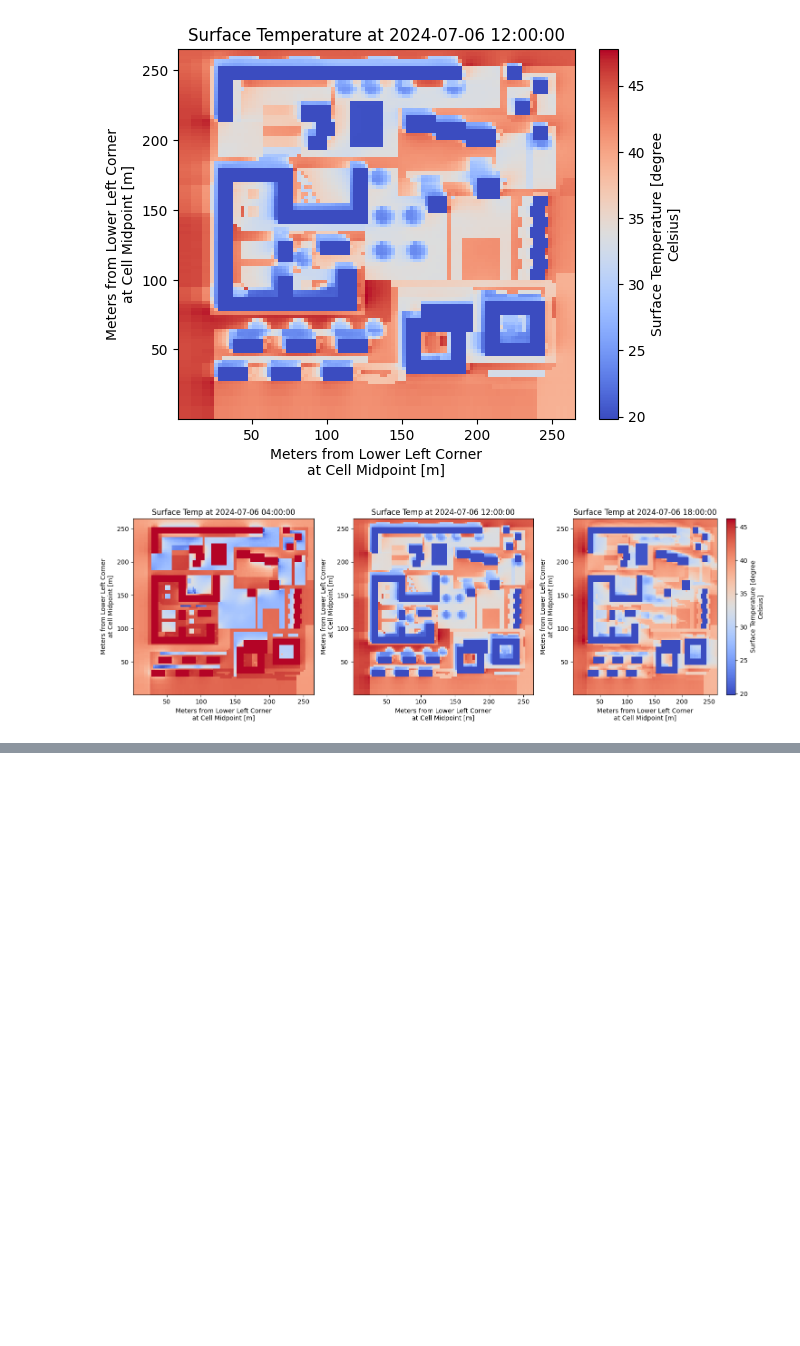
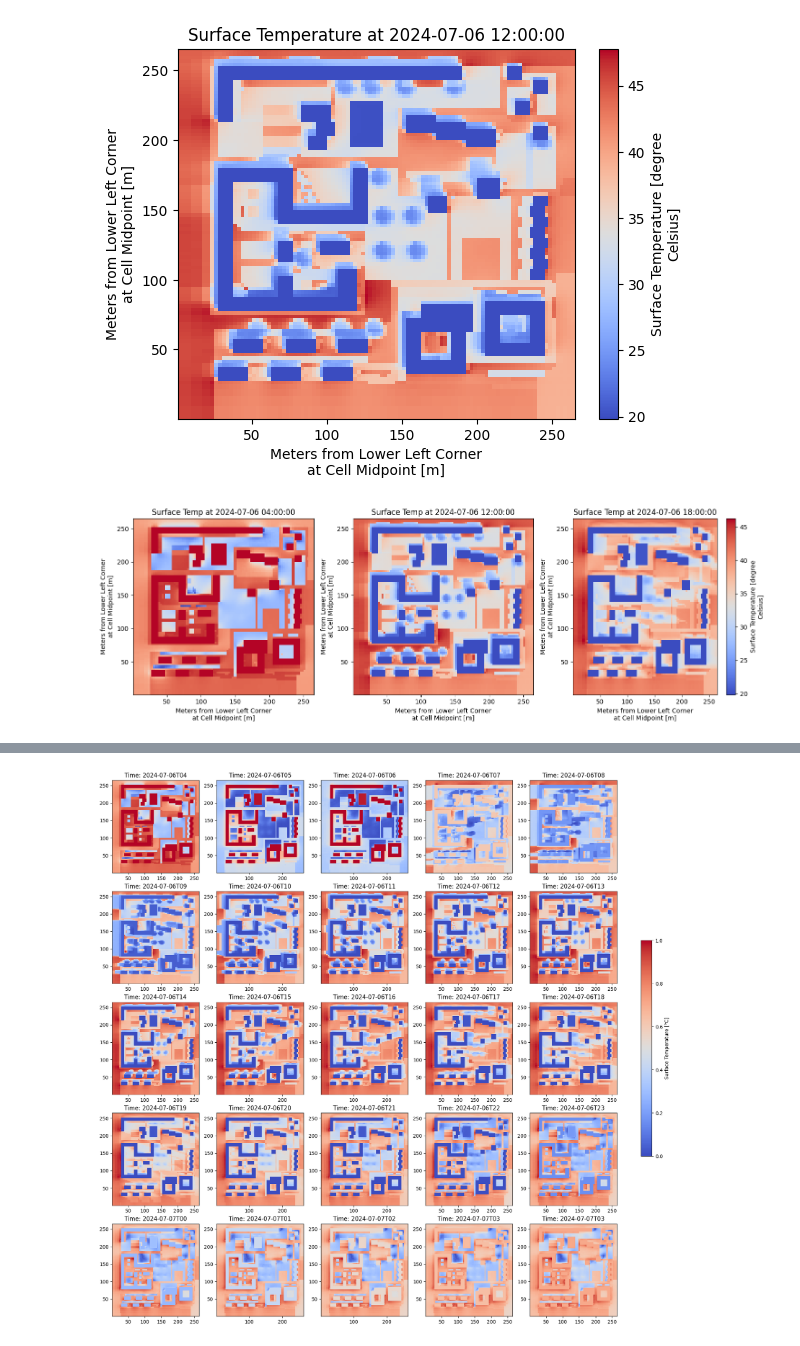
Before and after one commit to Ekaterina-Vititneva/microclimate-simulation, a Jupyter notebook: notebooks/data_exploration.ipynb, the cells around one changed output, grey strips where cells are left out. Cells and saved outputs as stored; diff of their text form; code cells hidden in the pictures; blank space fills up the shorter version.

Commit message:
TSurf plots for all timesteps + hourly plot

```diff
--- a/notebooks/data_exploration.ipynb
+++ b/notebooks/data_exploration.ipynb
@@ -195,0 +218,27 @@ plt.show()
+# %%
+# Set up a grid layout with 5 rows and 5 columns for the 25 time steps
+fig, axes = plt.subplots(nrows=5, ncols=5, figsize=(20, 20))
+
+# Flatten the axes array to loop over it easily
+axes = axes.flatten()
+
+# Loop over each time step and plot it in a subplot
+for i, time_step in enumerate(ds['Time'].values):
+    # Select the surface temperature for the current time step
+    surface_temperature = ds['TSurf'].sel(Time=time_step)
+
+    # Plot it in the corresponding subplot
+    surface_temperature.plot(ax=axes[i], cmap='coolwarm', add_colorbar=False)
+    axes[i].set_title(f'Time: {str(time_step)[:13]}')  # Show only the hour in the title
+    axes[i].set_xlabel('')
+    axes[i].set_ylabel('')
+
+# Add a colorbar outside the grid
+cbar = fig.colorbar(plt.cm.ScalarMappable(cmap='coolwarm'), ax=axes, orientation='vertical', fraction=0.02, pad=0.04)
+cbar.set_label('Surface Temperature [°C]')
+
+# Adjust layout to avoid overlap
+plt.subplots_adjust(right=0.85)  # Leaves space on the right for the colorbar
+plt.show()
+# %% [output]
+[figure, added]
```
Also changed, not shown: parts of 2 cells of this notebook.
